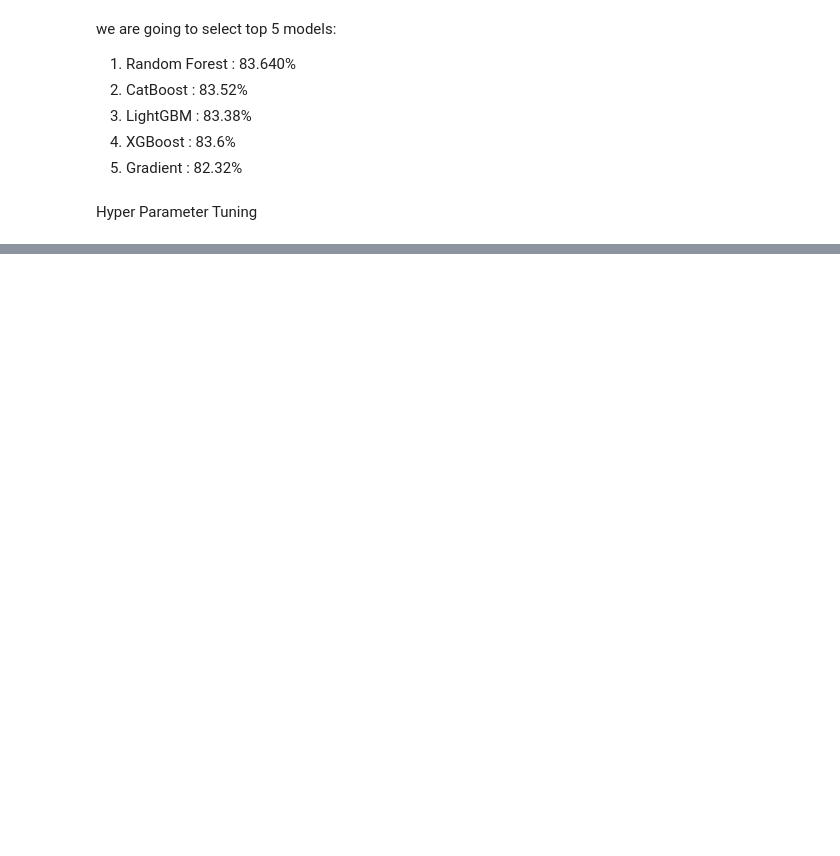
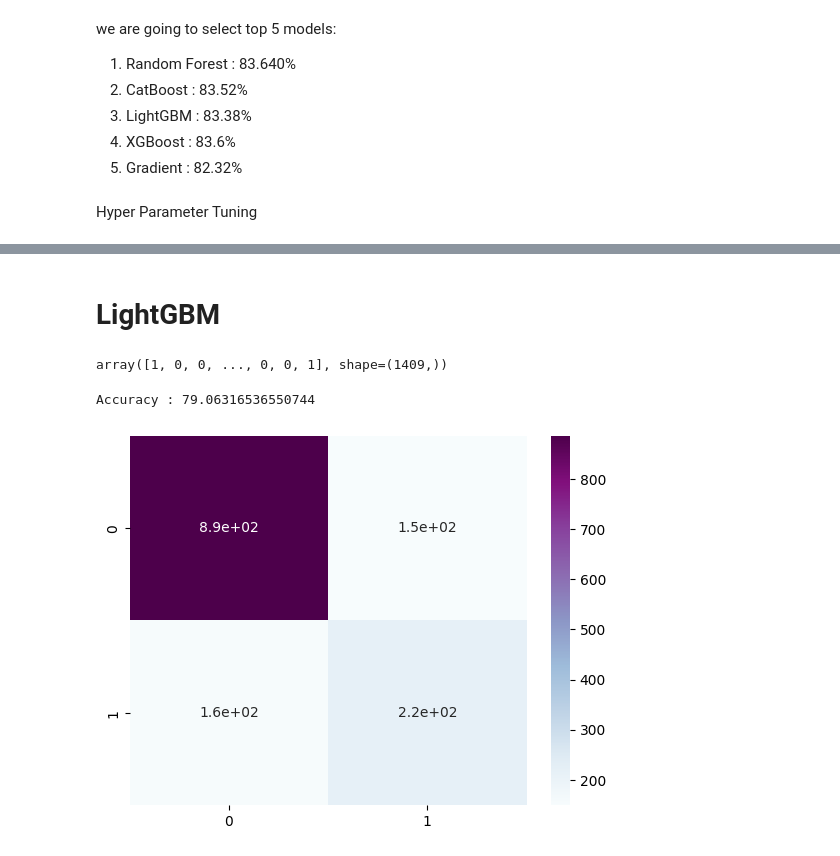
Before and after one commit to Akhil-Ullas/Customer-Churn-Prediction, a Jupyter notebook: main.ipynb, the cells around one changed output, grey strips where cells are left out. Cells and saved outputs as stored; diff of their text form; code cells hidden in the pictures; blank space fills up the shorter version.

```diff
--- a/main.ipynb
+++ b/main.ipynb
@@ -419,0 +566,21 @@ print(clf.best_score_ )
+# %% [markdown]
+# LightGBM
+# %%
+model_3=LGBMClassifier(n_estimators=500,learning_rate=0.05,random_state=42,verbose=0)
+model_3.fit(x_train_smote,y_train_smote)
+
+Lg_pred_y=model_3.predict(x_test)
+Lg_pred_y
+# %% [output]
+array([1, 0, 0, ..., 0, 0, 1], shape=(1409,))
+# %%
+print(f'Accuracy : {model_2.score(x_test,y_test)*100}')
+# %% [output]
+Accuracy : 79.06316536550744
+# %%
+cm=confusion_matrix(y_test,Lg_pred_y)
+cm
+sn.heatmap(cm,annot=True,cmap='BuPu')
+plt.show()
+# %% [output]
+[figure, added]
```
Also changed, not shown: parts of 34 cells of this notebook, 4 other files.
